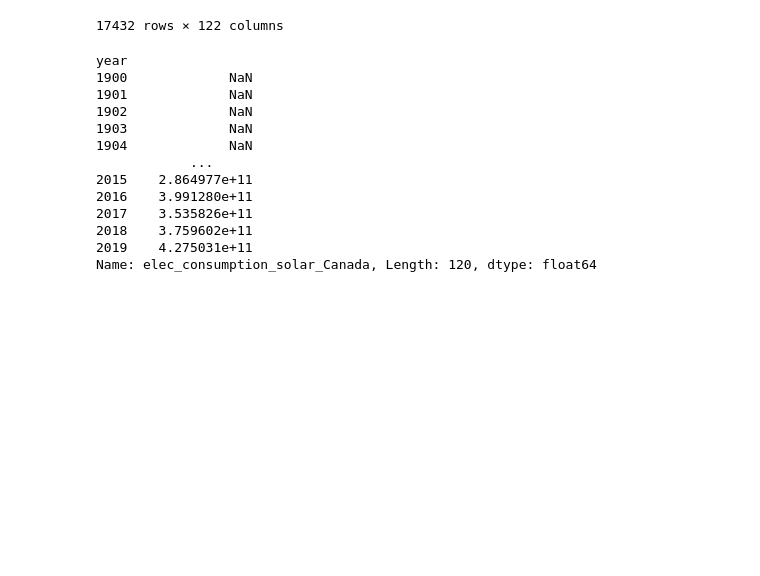
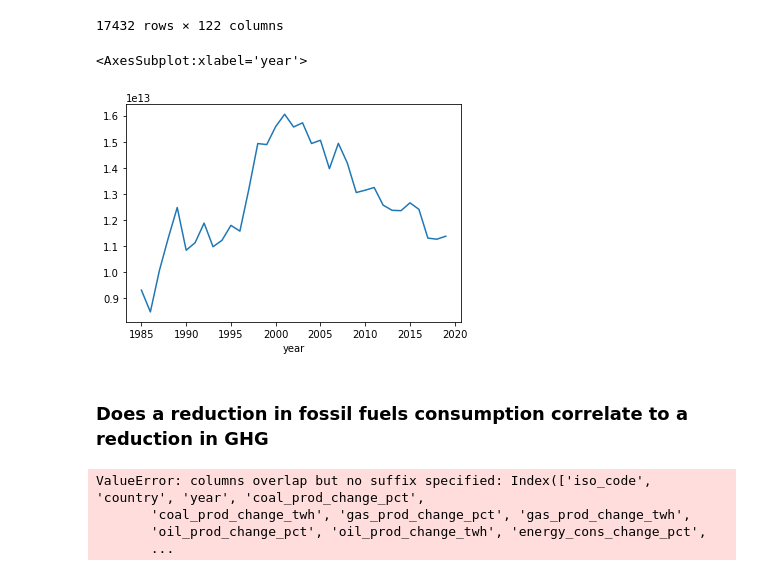
Before and after one commit to Adam-Omarali/BDC-Energy, a Jupyter notebook: InvestmentGHG.ipynb, the cells around one changed output. Saved outputs shown, nothing was run; the diff lists cells and outputs as text; code cells hidden in the pictures; blank space fills up the shorter version.

```diff
--- a/InvestmentGHG.ipynb
+++ b/InvestmentGHG.ipynb
@@ -185,42 +185,40 @@ def binarySearch(arr, start, end, val):
             return mid
 # %%
 def getOwidCountry(country):
-    row_num = binarySearch(owid["country"], 0, len(owid["country"]) / 2 - 1, country)
+    row_num = binarySearch(owid["country"], 0, len(owid["country"]) - 1, country)
     year_of_row = owid.iloc[row_num]["year"]
     start_slice = year_of_row - 1900
-    end_slice = 2019 - year_of_row
-    return owid.iloc[row_num - start_slice : end_slice + row_num + 1]
+    end_slice = 2020 - year_of_row
+    df = owid.iloc[row_num - start_slice : end_slice + row_num + 1]
+    extra = []
+    for i in range(df.shape[0]):
+        if str(df.iloc[[i]]["country"].values[0]) != country:
+            extra.append(df.iloc[[i]].index.values[0])
+
+    return df.drop(extra)
 # %%
 c = getOwidCountry("Canada")
 c = c.set_index(c["year"])
 c.columns.name = None
 
 def getProductionConsumption(energy_type, production, df):
-    country = df["country"][1990]
+    start = df.index.values[0]
+    country = df["country"][start]
     if production:
         df[f"{energy_type}_electricity_{country}"] = df[f"{energy_type}_electricity"]
         return df[f"{energy_type}_electricity_{country}"]
     else:
         arr = []
         for i in range(df.shape[0]):
-            total_elec = df["per_capita_electricity"][1900+i] * df["population"][1900+i]
-            arr.append(total_elec * df[f"{energy_type}_share_elec"][1900+i])
+            total_elec = df["per_capita_electricity"][start+i] * df["population"][start+i]
+            arr.append(total_elec * df[f"{energy_type}_share_elec"][start+i])
         df[f"elec_consumption_{energy_type}_{country}"] = arr
         return df[f"elec_consumption_{energy_type}_{country}"]
 
-test = getProductionConsumption("solar", False, c)
-test
+test = getProductionConsumption("fossil", False, c)
+test.dropna().plot()
 # %% [output]
-year
-1900             NaN
-1901             NaN
-1902             NaN
-1903             NaN
-1904             NaN
-            ...
-2015    2.864977e+11
-2016    3.991280e+11
-2017    3.535826e+11
-2018    3.759602e+11
-2019    4.275031e+11
-Name: elec_consumption_solar_Canada, Length: 120, dtype: float64
+<AxesSubplot:xlabel='year'>
+[figure, added]
+# %% [markdown]
+<h3>Does a reduction in fossil fuels consumption correlate to a reduction in GHG</h3>
@@ -226,0 +233,11 @@ Name: elec_consumption_solar_Canada, Length: 120, dtype: float64
+# %%
+for i in range(1, len(full_df)):
+    country = full_df[i]["country"].values[0]
+    full_df[0].join(full_df[i], rsuffic=f"_{country}")
+
+full_df[0]
+# %% [output]
+ValueError: columns overlap but no suffix specified: Index(['iso_code', 'country', 'year', 'coal_prod_change_pct',
+       'coal_prod_change_twh', 'gas_prod_change_pct', 'gas_prod_change_twh',
+       'oil_prod_change_pct', 'oil_prod_change_twh', 'energy_cons_change_pct',
+       ...
```
Also changed, not shown: parts of 1 cell of this notebook, 4 other files.
